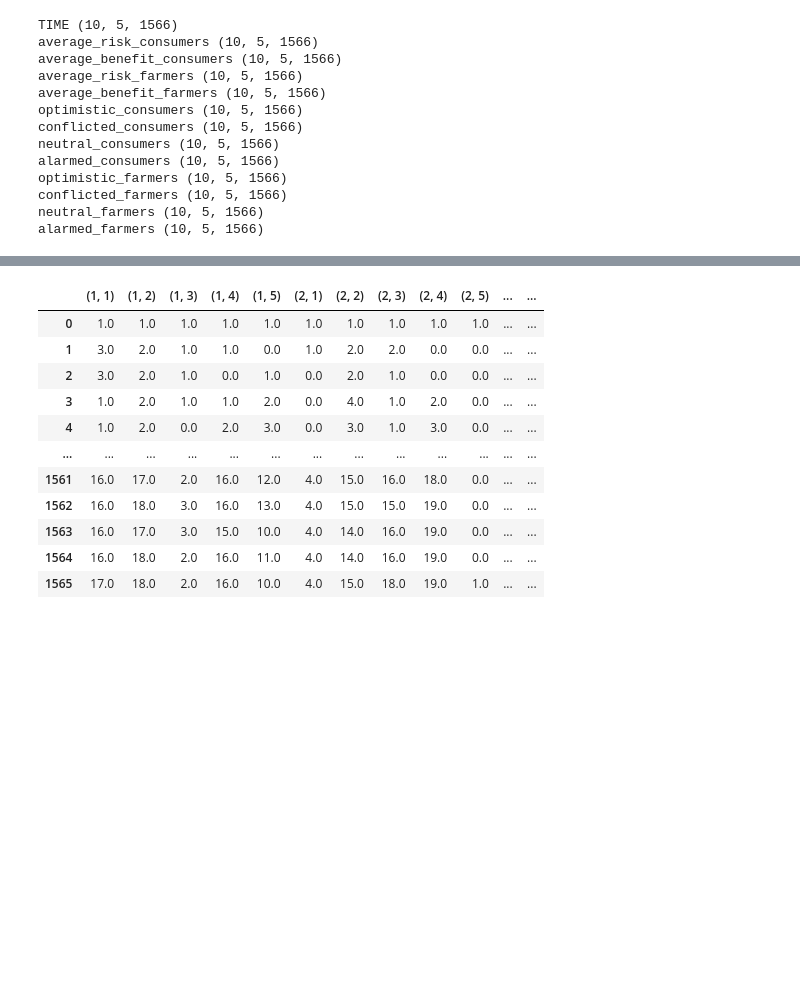
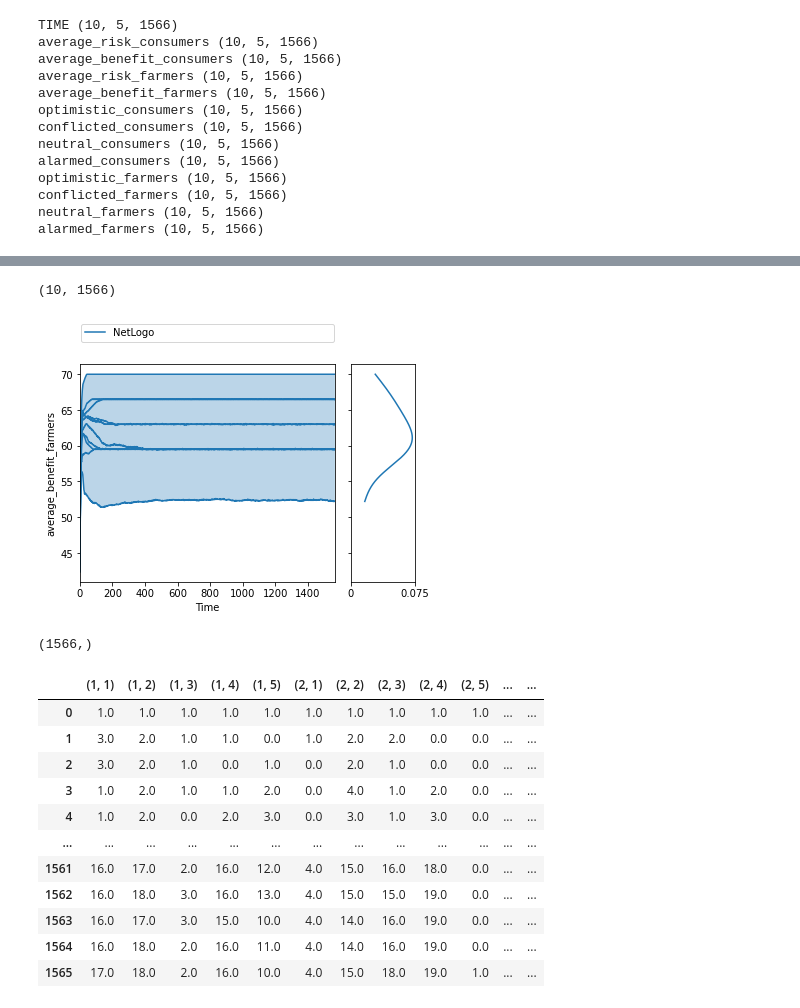
Before and after one commit to lvreedenburgh/Risk-Benefit-Model, a Jupyter notebook: Deep_uncertainty_analysis.ipynb, the cells around one changed output, grey strips where cells are left out. Cells and saved outputs as stored; diff of their text form; code cells hidden in the pictures; blank space fills up the shorter version.

```diff
--- a/Deep_uncertainty_analysis.ipynb
+++ b/Deep_uncertainty_analysis.ipynb
@@ -221,3 +221,21 @@ optimistic_farmers (10, 5, 1566)
 conflicted_farmers (10, 5, 1566)
 neutral_farmers (10, 5, 1566)
 alarmed_farmers (10, 5, 1566)
+# %%
+L  =[[1, 2, 6, 5],
+     [4, 5, 3, 2],
+     [7, 9, 8, 1],
+     [1, 2, 1, 4]]
+
+def column_median(lst):
+      return [np.median(i) for i in zip(*lst)]
+
+def column_max(lst):
+      return [np.max(i) for i in zip(*lst)]
+
+def column_min(lst):
+      return [np.min(i) for i in zip(*lst)]
+
+print(column_median(L))
+print(column_max(L))
+print(column_min(L))
@@ -227,5 +247,0 @@ outcomes_test = outcomes.copy()
-# %%
-for i in outcomes_test.keys():
-    outcomes_test[i] = dict(enumerate(outcomes_test[i], 1))
-    for j in outcomes_test[i].keys():
-        outcomes_test[i][j] = dict(enumerate(outcomes_test[i][j], 1))
@@ -249,0 +248,9 @@ pd.DataFrame(outcomes_test["TIME"][1])
+# %%
+for j in outcomes_test:
+    big_list = []
+    for i in outcomes_test[j]:
+        #print(i.T.shape)
+        #print(column_median(i))
+        median_array = np.asarray(column_median(i))
+        big_list.append(median_array)
+        outcomes_test[j] = np.asarray(big_list)
@@ -250,3 +274,21 @@ pd.DataFrame(outcomes_test["TIME"][1])
+# %%
+outcomes_test['average_benefit_farmers'] = np.asarray(big_list)
+outcomes_test['average_benefit_farmers'].shape
+# %% [output]
+(10, 1566)
+# %%
+experiments_to_show = np.arange(0, experiments.shape[0], 1)
+
+plotting.lines(experiments, outcomes_test, outcomes_to_show='average_benefit_farmers', group_by='model',
+      show_envelope=True, density=plotting.Density.KDE, titles=None,
+      experiments_to_show=experiments_to_show)
+plt.show()
+# %% [output]
+[figure, added]
+# %%
+outcomes['average_benefit_farmers']
+# %% [output]
+(1566,)
 # %%
 alarmed_farmers_df = pd.DataFrame.from_dict({(i,j): outcomes_test["alarmed_farmers"][i][j]
                                for i in outcomes_test["alarmed_farmers"].keys()
```
Also changed, not shown: parts of 11 cells of this notebook.
